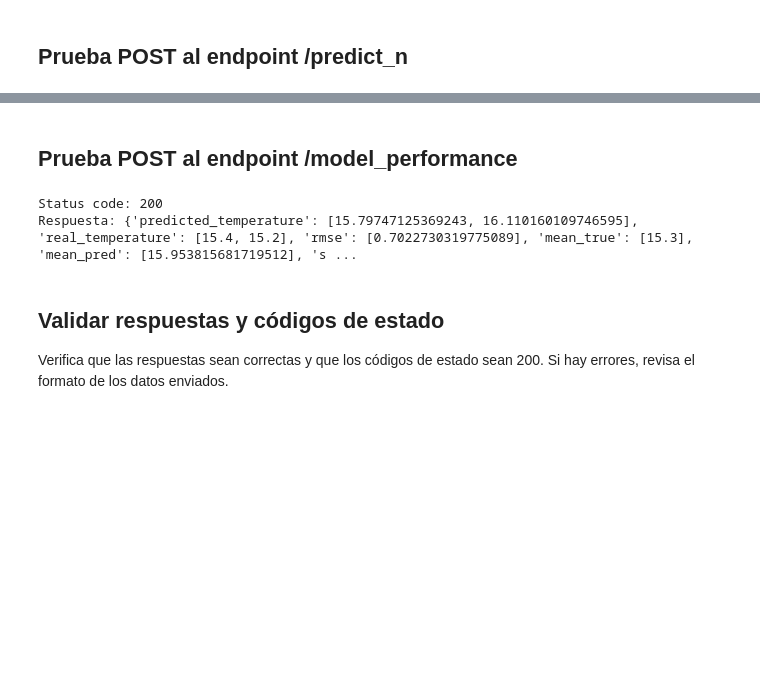
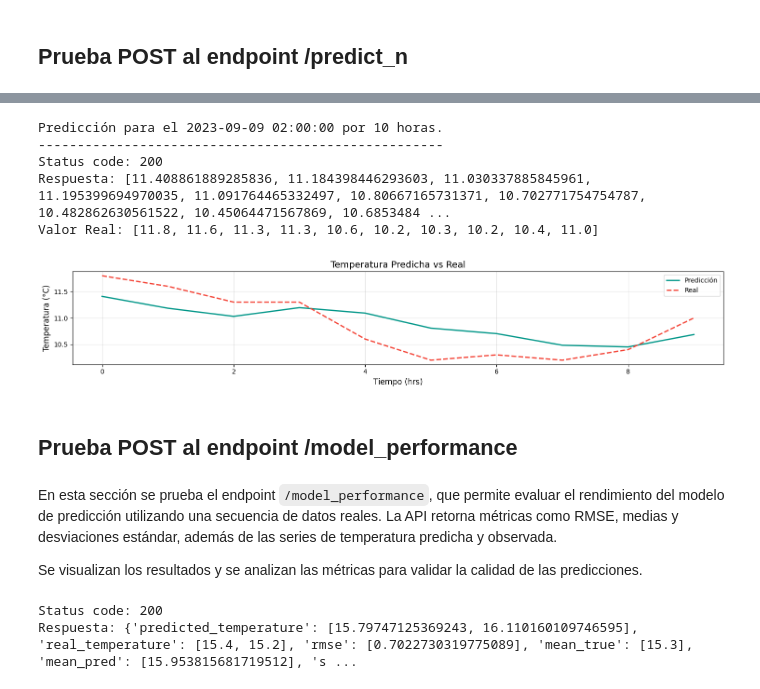
Before and after one commit to desareca/DataDevPP_T2, a Jupyter notebook: notebooks/client.ipynb, the cells around one changed output, grey strips where cells are left out. Saved outputs shown, nothing was run; the diff lists cells and outputs as text; code cells hidden in the pictures; blank space fills up the shorter version.

```diff
--- a/notebooks/client.ipynb
+++ b/notebooks/client.ipynb
@@ -52,3 +238,18 @@ Respuesta: {'predicted_temperature': [15.79747125369243, 16.596261638301122, 17.
+# %%
+idx = 6000
+n_hours = 10
+predict_n_show(df_temp, idx, n_hours, API_URL)
+# %% [output]
+Predicción para el 2023-09-09 02:00:00 por 10 horas.
+----------------------------------------------------
+Status code: 200
+Respuesta: [11.408861889285836, 11.184398446293603, 11.030337885845961, 11.195399694970035, 11.091764465332497, 10.80667165731371, 10.702771754754787, 10.482862630561522, 10.45064471567869, 10.6853484 ...
+Valor Real: [11.8, 11.6, 11.3, 11.3, 10.6, 10.2, 10.3, 10.2, 10.4, 11.0]
+[figure, added]
 # %% [markdown]
 ## Prueba POST al endpoint /model_performance
+# %% [markdown]
+En esta sección se prueba el endpoint `/model_performance`, que permite evaluar el rendimiento del modelo de predicción utilizando una secuencia de datos reales. La API retorna métricas como RMSE, medias y desviaciones estándar, además de las series de temperatura predicha y observada.
+
+Se visualizan los resultados y se analizan las métricas para validar la calidad de las predicciones.
 # %%
@@ -63,6 +265,3 @@ print('Respuesta:', response.json())
 # %% [output]
 Status code: 200
 Respuesta: {'predicted_temperature': [15.79747125369243, 16.110160109746595], 'real_temperature': [15.4, 15.2], 'rmse': [0.7022730319775089], 'mean_true': [15.3], 'mean_pred': [15.953815681719512], 's ...
-# %% [markdown]
-## Validar respuestas y códigos de estado
-Verifica que las respuestas sean correctas y que los códigos de estado sean 200. Si hay errores, revisa el formato de los datos enviados.
```
Also changed, not shown: parts of 32 cells of this notebook.
